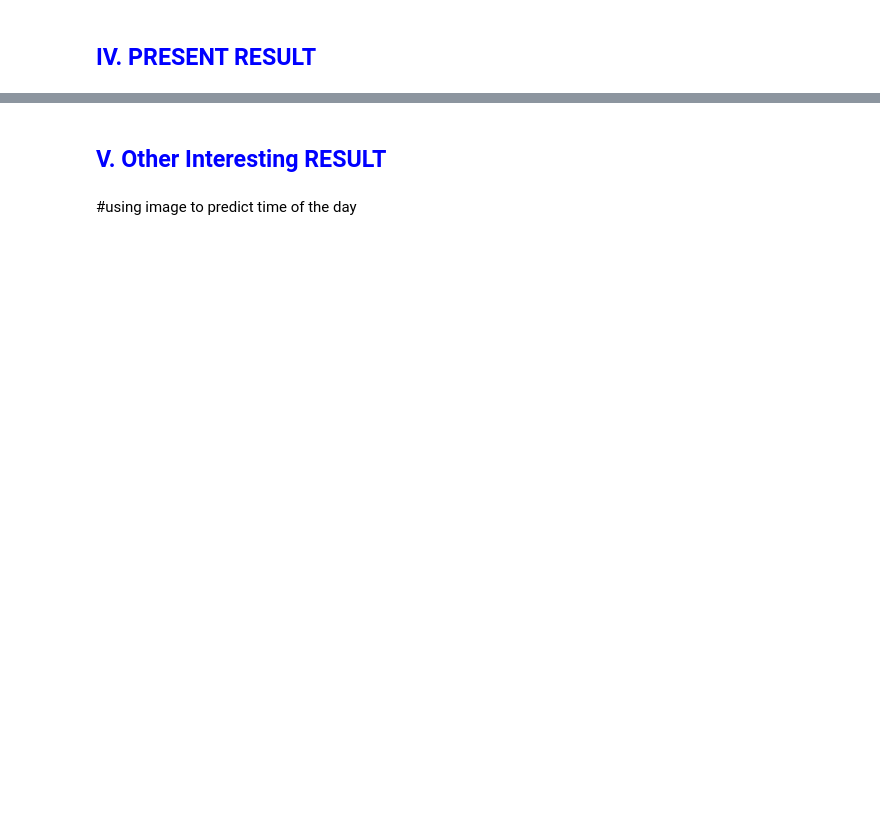
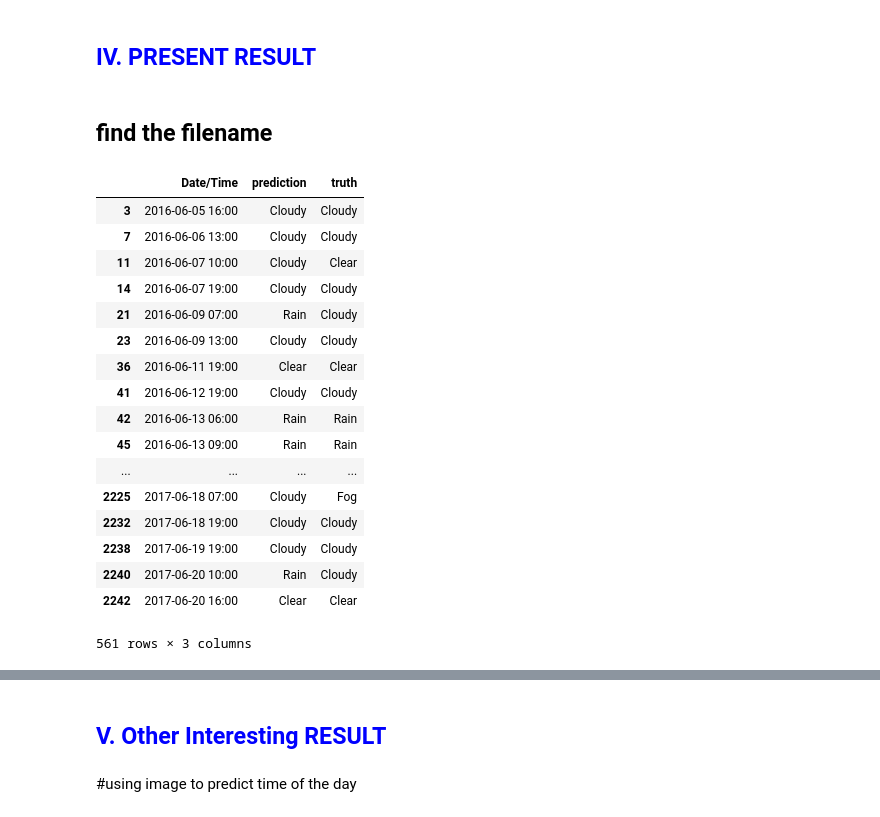
Before and after one commit to 00bear00/cmpt318, a Jupyter notebook: weather_prediction.ipynb, the cells around one changed output, grey strips where cells are left out. Cells and saved outputs as stored; diff of their text form; code cells hidden in the pictures; blank space fills up the shorter version.

Commit message:
Scaler clean_multilabel match_result_with_filename

```diff
--- a/weather_prediction.ipynb
+++ b/weather_prediction.ipynb
@@ -386,0 +421,9 @@ print(model.score(X_condition_test, y_condition_test))   #0.704    best now
+# %%
+# y_condition.groupby(y_condition).count()
+def cleanMultiLabel(inputstr):
+    lst = inputstr.split(",")
+    if len(lst) > 1:
+        return lst[0]
+    return inputstr
+# cleanMultiLabel('Fog,Rain,Snow ')
+y_condition = merged_data['Weather'].apply(cleanMultiLabel)
@@ -387,17 +445,17 @@ print(model.score(X_condition_test, y_condition_test))   #0.704    best now
 # %% [markdown]
 ## <font color="black">try deal with problem with multilable (same training dataset and test dataset as last cell)</font>
 # %%
-#change the type of Weather column
-def change_str_to_array(s):
-    return s.split(',')
-# change y_train and y_test into proper shape
-from sklearn.preprocessing import MultiLabelBinarizer
-y_condition = MultiLabelBinarizer().fit_transform(merged_data['Weather'].apply(change_str_to_array))
-X_condition_train, X_condition_test, y_condition_train, y_condition_test = train_test_split(X_condition, y_condition)
-from sklearn.multiclass import OneVsRestClassifier
-model = make_pipeline(
-    PCA(5000),
-    OneVsRestClassifier(SVC(kernel='linear', C=2.0))
-)
-model.fit(X_condition_train, y_condition_train)
-print(model.score(X_condition_test, y_condition_test))  #57% with multilable, <<70.4. maybe because most row are single lablled.
+# #change the type of Weather column
+# def change_str_to_array(s):
+#     return s.split(',')
+# # change y_train and y_test into proper shape
+# from sklearn.preprocessing import MultiLabelBinarizer
+# y_condition = MultiLabelBinarizer().fit_transform(merged_data['Weather'].apply(change_str_to_array))
+# X_condition_train, X_condition_test, y_condition_train, y_condition_test = train_test_split(X_condition, y_condition)
+# from sklearn.multiclass import OneVsRestClassifier
+# model = make_pipeline(
+#     PCA(5000),
+#     OneVsRestClassifier(SVC(kernel='linear', C=2.0))
+# )
+# model.fit(X_condition_train, y_condition_train)
+# print(model.score(X_condition_test, y_condition_test))  #57% with multilable, <<70.4. maybe because most row are single lablled.
@@ -417,2 +468,30 @@ print(model.score(X_condition_test, y_condition_test))  #57% with multilable, <<
 # %% [markdown]
 ## <font color="blue"> IV. PRESENT RESULT </font>
+# %% [markdown]
+## <font color="black">find the filename</font>
+# %%
+comparsion = pd.DataFrame({'truth': y_condition_test, 'prediction': model.predict(X_condition_test)})
+result = merged_data.join(comparsion, how='outer')
+# %%
+result = result.dropna()
+result_cleaned = result[['Date/Time','prediction','truth']]
+result_cleaned
+# %% [output]
+|  | Date/Time | prediction | truth |
+| 3 | 2016-06-05 16:00 | Cloudy | Cloudy |
+| 7 | 2016-06-06 13:00 | Cloudy | Cloudy |
+| 11 | 2016-06-07 10:00 | Cloudy | Clear |
+| 14 | 2016-06-07 19:00 | Cloudy | Cloudy |
+| 21 | 2016-06-09 07:00 | Rain | Cloudy |
+| 23 | 2016-06-09 13:00 | Cloudy | Cloudy |
+| 36 | 2016-06-11 19:00 | Clear | Clear |
+| 41 | 2016-06-12 19:00 | Cloudy | Cloudy |
+| 42 | 2016-06-13 06:00 | Rain | Rain |
+| 45 | 2016-06-13 09:00 | Rain | Rain |
+| ... | ... | ... | ... |
+| 2225 | 2017-06-18 07:00 | Cloudy | Fog |
+| 2232 | 2017-06-18 19:00 | Cloudy | Cloudy |
+| 2238 | 2017-06-19 19:00 | Cloudy | Cloudy |
+| 2240 | 2017-06-20 10:00 | Rain | Cloudy |
+| 2242 | 2017-06-20 16:00 | Clear | Clear |
+561 rows × 3 columns
```
Also changed, not shown: parts of 13 cells of this notebook.
